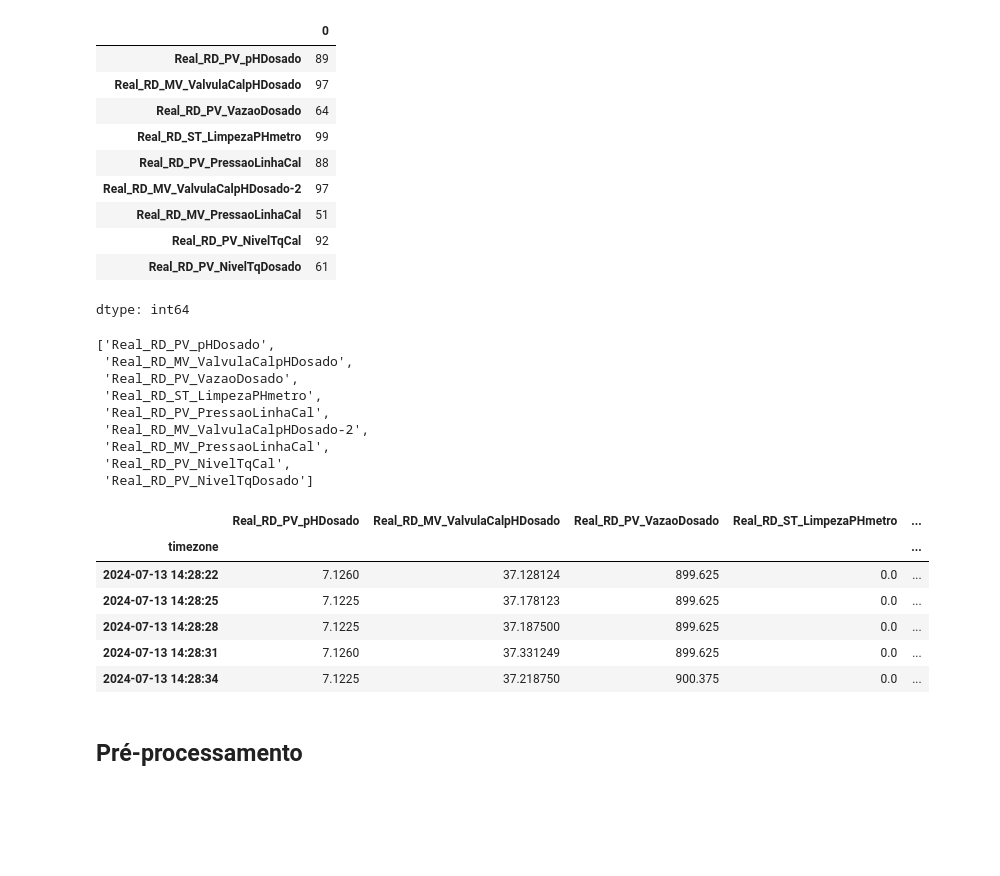
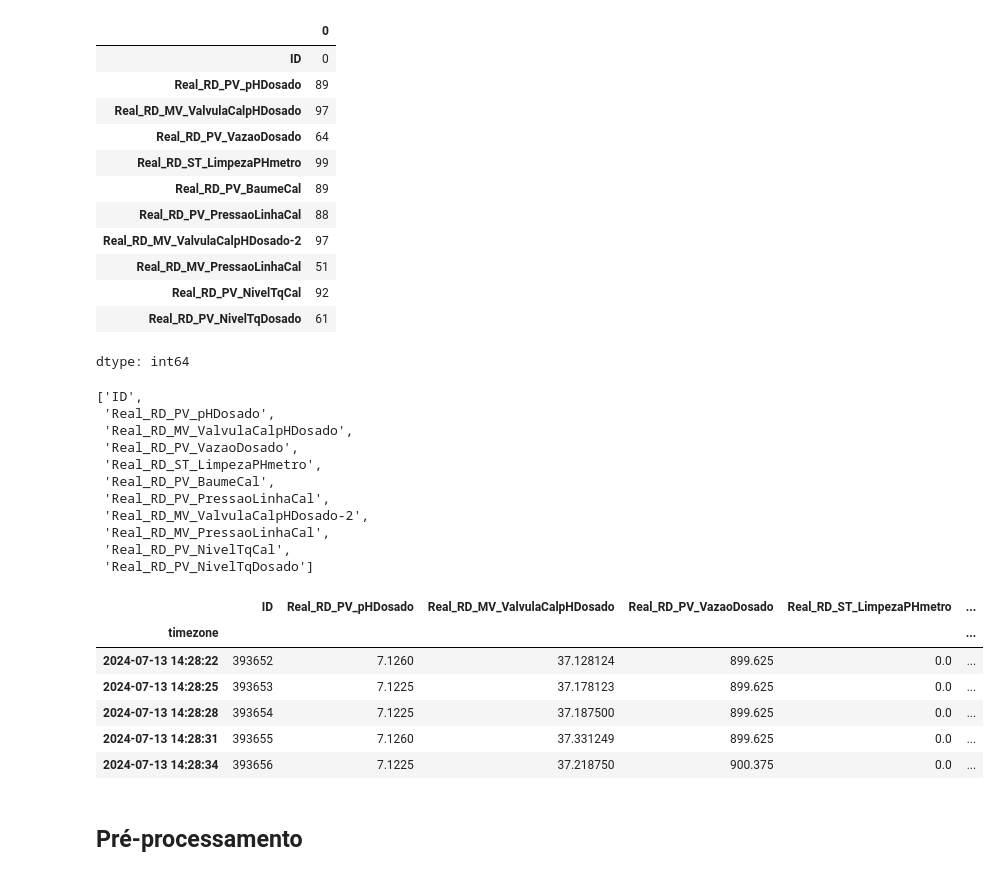
Before and after one commit to vinifm/pentagro, a Jupyter notebook: src/rnn.ipynb, the cells around one changed output. Cells and saved outputs as stored; diff of their text form; code cells hidden in the pictures; blank space fills up the shorter version.

```diff
--- a/src/rnn.ipynb
+++ b/src/rnn.ipynb
@@ -7,16 +10,17 @@ drive.mount('/content/drive')
 # %%
-df = pd.read_csv('/content/data_phdosado.csv', index_col=1, engine='python', on_bad_lines='skip') # Colab
-# df = pd.read_csv('../data/data_phdosado.csv', index_col=1)
-df = df.drop(columns=['ID', 'Real_RD_PV_BaumeCal'])
+df_raw = pd.read_csv('/content/data_phdosado.csv', index_col=1, engine='python', on_bad_lines='skip') # Colab
+# df = pd.read_csv('../data/data_phdosado.csv', index_col=1) # Local
 # %%
 # Check for nulls
-df.isnull().sum()
+df_raw.isnull().sum()
 # %% [output]
 |  | 0 |
+| ID | 0 |
 | Real_RD_PV_pHDosado | 89 |
 | Real_RD_MV_ValvulaCalpHDosado | 97 |
 | Real_RD_PV_VazaoDosado | 64 |
 | Real_RD_ST_LimpezaPHmetro | 99 |
+| Real_RD_PV_BaumeCal | 89 |
 | Real_RD_PV_PressaoLinhaCal | 88 |
 | Real_RD_MV_ValvulaCalpHDosado-2 | 97 |
 | Real_RD_MV_PressaoLinhaCal | 51 |
@@ -28,25 +30,27 @@ df = df.dropna()
 # %%
-list(df.columns)
+list(df_raw.columns)
 # %% [output]
-['Real_RD_PV_pHDosado',
+['ID',
+ 'Real_RD_PV_pHDosado',
  'Real_RD_MV_ValvulaCalpHDosado',
  'Real_RD_PV_VazaoDosado',
  'Real_RD_ST_LimpezaPHmetro',
+ 'Real_RD_PV_BaumeCal',
  'Real_RD_PV_PressaoLinhaCal',
  'Real_RD_MV_ValvulaCalpHDosado-2',
  'Real_RD_MV_PressaoLinhaCal',
  'Real_RD_PV_NivelTqCal',
  'Real_RD_PV_NivelTqDosado']
 # %%
-df.head()
+df_raw.head()
 # %% [output]
-|  | Real_RD_PV_pHDosado | Real_RD_MV_ValvulaCalpHDosado | Real_RD_PV_VazaoDosado | Real_RD_ST_LimpezaPHmetro | ... |
-| timezone |  |  |  |  | ... |
-| 2024-07-13 14:28:22 | 7.1260 | 37.128124 | 899.625 | 0.0 | ... |
-| 2024-07-13 14:28:25 | 7.1225 | 37.178123 | 899.625 | 0.0 | ... |
-| 2024-07-13 14:28:28 | 7.1225 | 37.187500 | 899.625 | 0.0 | ... |
-| 2024-07-13 14:28:31 | 7.1260 | 37.331249 | 899.625 | 0.0 | ... |
-| 2024-07-13 14:28:34 | 7.1225 | 37.218750 | 900.375 | 0.0 | ... |
+|  | ID | Real_RD_PV_pHDosado | Real_RD_MV_ValvulaCalpHDosado | Real_RD_PV_VazaoDosado | Real_RD_ST_LimpezaPHmetro | ... |
+| timezone |  |  |  |  |  | ... |
+| 2024-07-13 14:28:22 | 393652 | 7.1260 | 37.128124 | 899.625 | 0.0 | ... |
+| 2024-07-13 14:28:25 | 393653 | 7.1225 | 37.178123 | 899.625 | 0.0 | ... |
+| 2024-07-13 14:28:28 | 393654 | 7.1225 | 37.187500 | 899.625 | 0.0 | ... |
+| 2024-07-13 14:28:31 | 393655 | 7.1260 | 37.331249 | 899.625 | 0.0 | ... |
+| 2024-07-13 14:28:34 | 393656 | 7.1225 | 37.218750 | 900.375 | 0.0 | ... |
 # %% [markdown]
 ## Pré-processamento
 # %%
```
Also changed, not shown: parts of 21 cells of this notebook.
